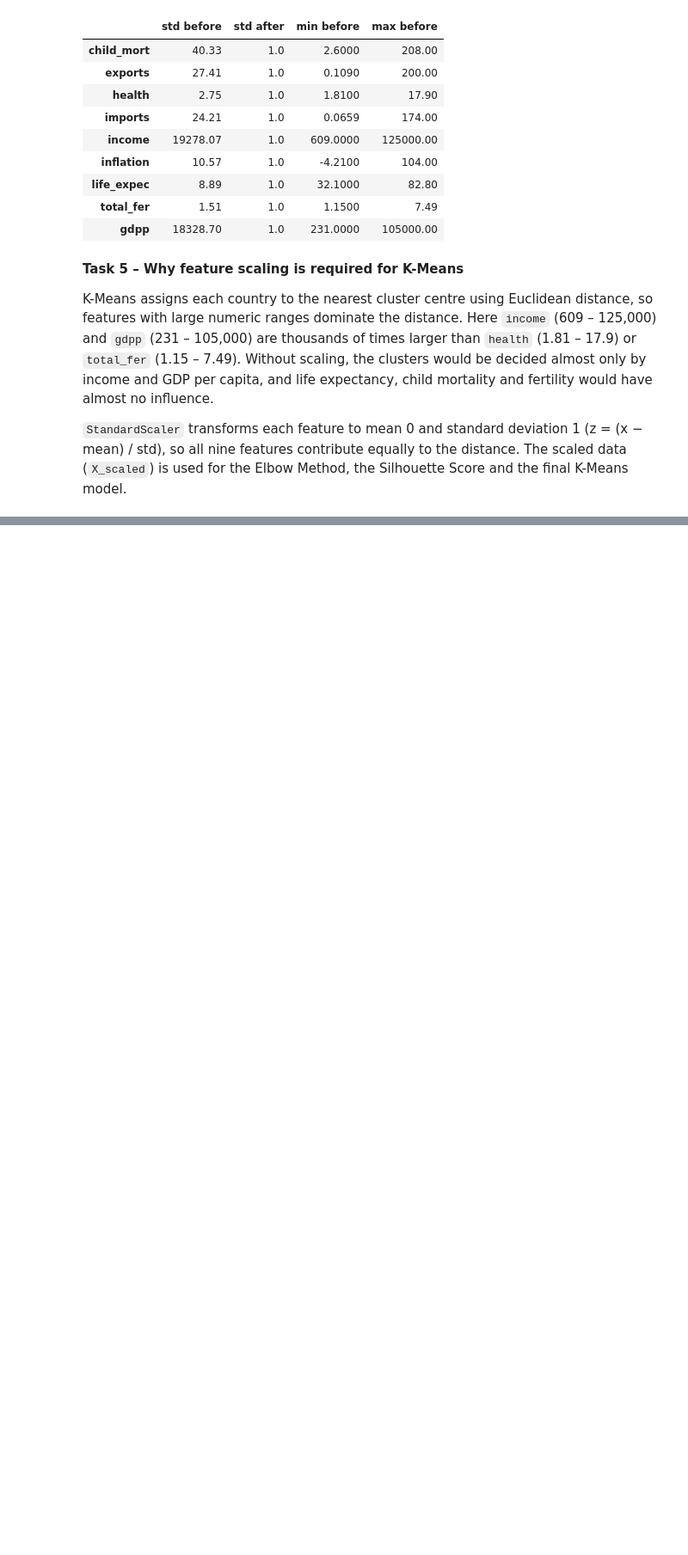
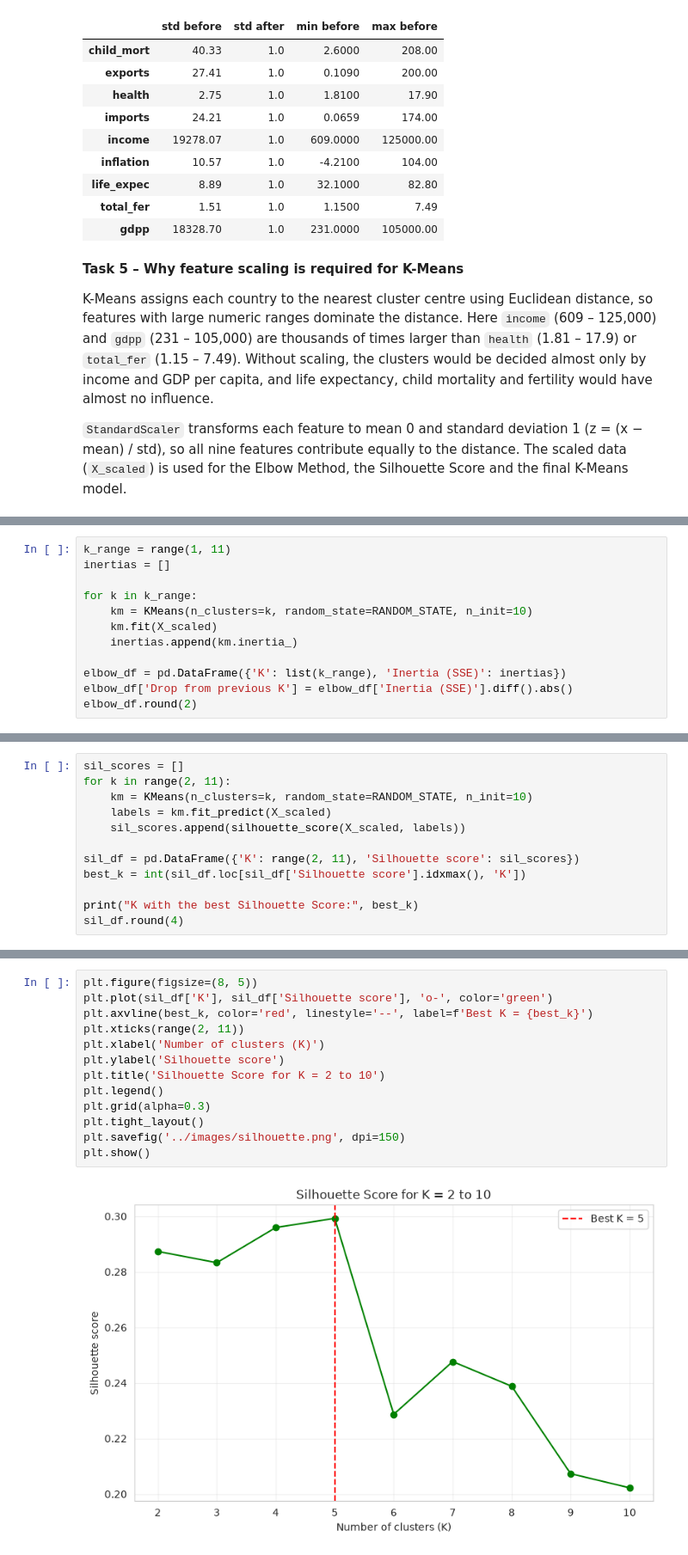
Before and after one commit to zainnm30/country-segmentation-kmeans, a Jupyter notebook: notebooks/country_kmeans.ipynb, the cells around one changed output, grey strips where cells are left out. Shown at 86% size. Cells and saved outputs as stored; diff of their text form; blank space fills up the shorter version.

Commit message:
Lab 02 Tasks 6-12: elbow, silhouette, final K-Means, cluster summary

```diff
--- a/notebooks/country_kmeans.ipynb
+++ b/notebooks/country_kmeans.ipynb
@@ -229,0 +232,12 @@ K-Means assigns each country to the nearest cluster centre using Euclidean dista
+# %%
+k_range = range(1, 11)
+inertias = []
+
+for k in k_range:
+    km = KMeans(n_clusters=k, random_state=RANDOM_STATE, n_init=10)
+    km.fit(X_scaled)
+    inertias.append(km.inertia_)
+
+elbow_df = pd.DataFrame({'K': list(k_range), 'Inertia (SSE)': inertias})
+elbow_df['Drop from previous K'] = elbow_df['Inertia (SSE)'].diff().abs()
+elbow_df.round(2)
@@ -229,0 +258,12 @@ K-Means assigns each country to the nearest cluster centre using Euclidean dista
+# %%
+sil_scores = []
+for k in range(2, 11):
+    km = KMeans(n_clusters=k, random_state=RANDOM_STATE, n_init=10)
+    labels = km.fit_predict(X_scaled)
+    sil_scores.append(silhouette_score(X_scaled, labels))
+
+sil_df = pd.DataFrame({'K': range(2, 11), 'Silhouette score': sil_scores})
+best_k = int(sil_df.loc[sil_df['Silhouette score'].idxmax(), 'K'])
+
+print("K with the best Silhouette Score:", best_k)
+sil_df.round(4)
@@ -229,0 +282,15 @@ K-Means assigns each country to the nearest cluster centre using Euclidean dista
+# %%
+plt.figure(figsize=(8, 5))
+plt.plot(sil_df['K'], sil_df['Silhouette score'], 'o-', color='green')
+plt.axvline(best_k, color='red', linestyle='--', label=f'Best K = {best_k}')
+plt.xticks(range(2, 11))
+plt.xlabel('Number of clusters (K)')
+plt.ylabel('Silhouette score')
+plt.title('Silhouette Score for K = 2 to 10')
+plt.legend()
+plt.grid(alpha=0.3)
+plt.tight_layout()
+plt.savefig('../images/silhouette.png', dpi=150)
+plt.show()
+# %% [output]
+[figure, added]
```
Also changed, not shown: parts of 19 cells of this notebook, 3 other files.
